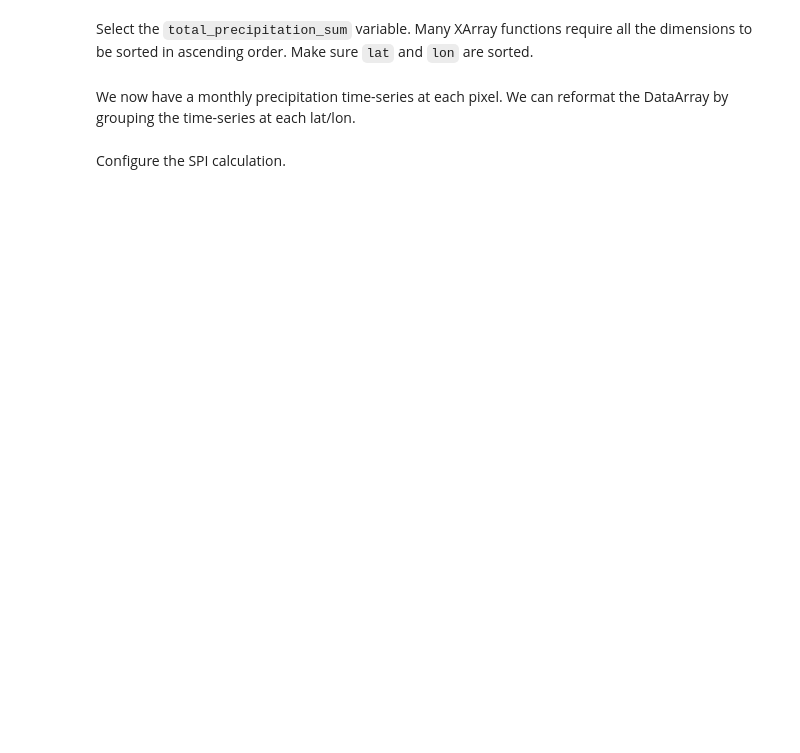
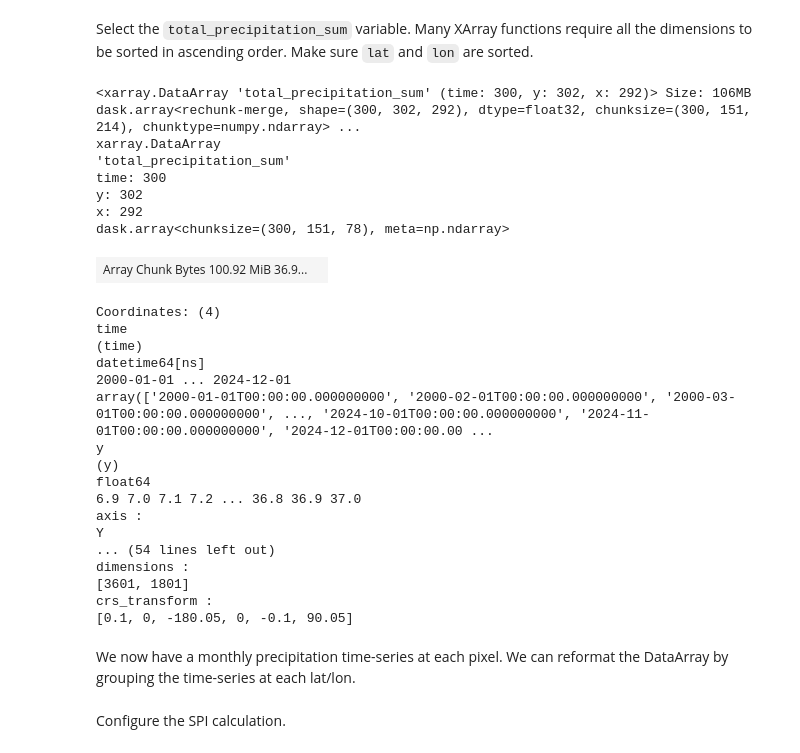
Before and after one commit to spatialthoughts/geopython-tutorials, a Jupyter notebook: notebooks/xee_calculating_spi.ipynb, the cells around one changed output. Saved outputs shown, nothing was run; the diff lists cells and outputs as text; code cells hidden in the pictures; blank space fills up the shorter version.

```diff
--- a/notebooks/xee_calculating_spi.ipynb
+++ b/notebooks/xee_calculating_spi.ipynb
@@ -104,3 +251,36 @@ da
+# %%
+clipped_da = clipped_ds.total_precipitation_sum
+clipped_da = clipped_da.sortby(['x', 'y'])
+clipped_da = clipped_da.fillna(0.0)
+# Chunk along the time dimension for efficiency
+clipped_da = clipped_da.chunk(dict(time=-1))
+clipped_da
+# %% [output]
+<xarray.DataArray 'total_precipitation_sum' (time: 300, y: 302, x: 292)> Size: 106MB dask.array<rechunk-merge, shape=(300, 302, 292), dtype=float32, chunksize=(300, 151, 214), chunktype=numpy.ndarray> ...
+xarray.DataArray
+'total_precipitation_sum'
+time: 300
+y: 302
+x: 292
+dask.array<chunksize=(300, 151, 78), meta=np.ndarray>
+| Array Chunk Bytes 100.92 MiB 36.9... |  |
+Coordinates: (4)
+time
+(time)
+datetime64[ns]
+2000-01-01 ... 2024-12-01
+array(['2000-01-01T00:00:00.000000000', '2000-02-01T00:00:00.000000000', '2000-03-01T00:00:00.000000000', ..., '2024-10-01T00:00:00.000000000', '2024-11-01T00:00:00.000000000', '2024-12-01T00:00:00.00 ...
+y
+(y)
+float64
+6.9 7.0 7.1 7.2 ... 36.8 36.9 37.0
+axis :
+Y
+... (54 lines left out)
+dimensions :
+[3601, 1801]
+crs_transform :
+[0.1, 0, -180.05, 0, -0.1, 90.05]
 # %% [markdown]
 We now have a monthly precipitation time-series at each pixel. We can reformat the DataArray by grouping the time-series at each lat/lon.
 # %%
```
Also changed, not shown: parts of 26 cells of this notebook.
